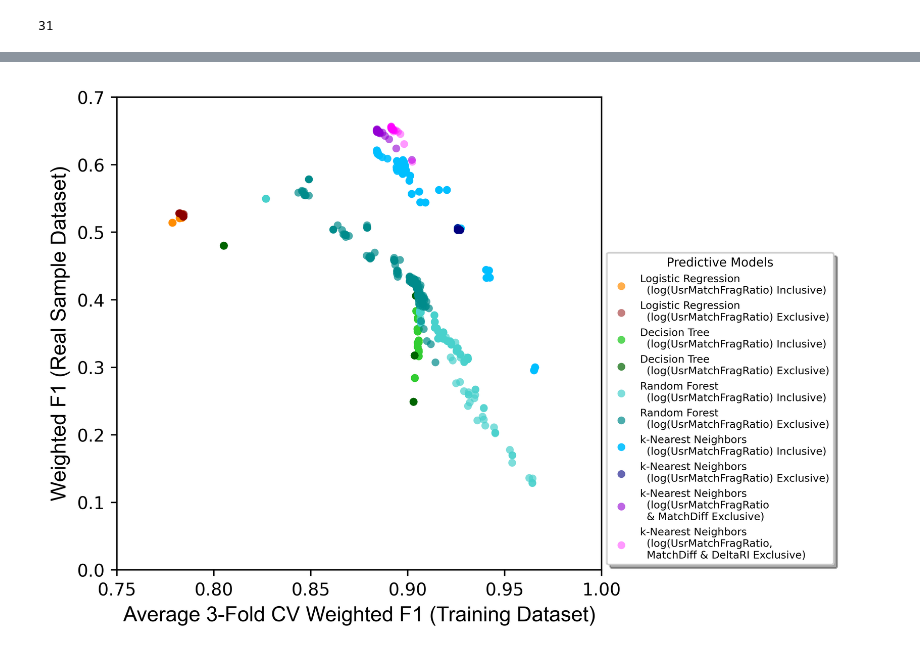
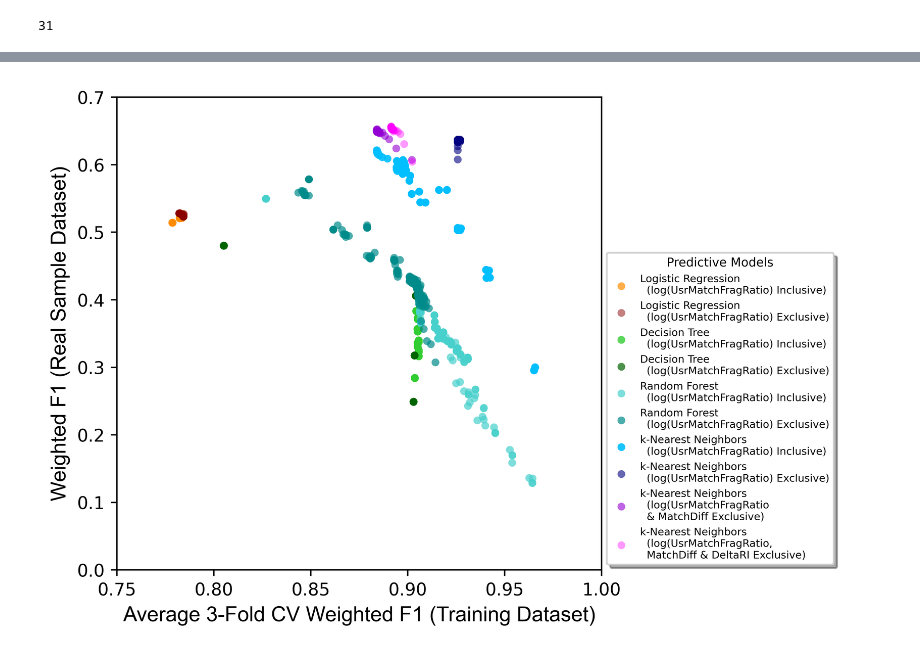
Before and after one commit to TommyNHL/exposomeProjUvA, a Jupyter notebook: 7_Modeling4RealSample/K_Plot4ModelFeatureSelection.ipynb, the cells around one changed output, grey strips where cells are left out. Drawn from its saved outputs; the diff is of its cells as text; code cells hidden in the pictures.

Commit message:
7_K_Plot4ModelFeatureSelection.ipynb

```diff
--- a/7_Modeling4RealSample/K_Plot4ModelFeatureSelection.ipynb
+++ b/7_Modeling4RealSample/K_Plot4ModelFeatureSelection.ipynb
@@ -204,32 +307,32 @@ count_end = 150
 ax.scatter(a3[count_start:count_end], c3[count_start:count_end], s=20, label="Random Forest \n  (log(UsrMatchFragRatio) Exclusive)", c="darkcyan", alpha=0.7, lw=0)
 
 
 c_dict4 = {"k-Nearest Neighbors (log(UsrMatchFragRatio) Inclusive)": 'deepskyblue', "k-Nearest Neighbors (log(UsrMatchFragRatio) Exclusive)": 'navy'}
 count_start = 0
 count_end = 371
 ax.scatter(x4[count_start:count_end], z4[count_start:count_end], s=20, label="k-Nearest Neighbors \n  (log(UsrMatchFragRatio) Inclusive)", c="deepskyblue", alpha=0.9, lw=0)
 count_start = 0
 count_end = 26
-ax.scatter(x4[count_start:count_end], z4[count_start:count_end], s=20, label="k-Nearest Neighbors \n  (log(UsrMatchFragRatio) Exclusive)", c="navy", alpha=0.6, lw=0)
+ax.scatter(x4[count_start:count_end], c4[count_start:count_end], s=20, label="k-Nearest Neighbors \n  (log(UsrMatchFragRatio) Exclusive)", c="navy", alpha=0.6, lw=0)
 count_start = 0
 count_end = 31
 ax.scatter(d4[count_start:count_end], f4[count_start:count_end], s=20, label="k-Nearest Neighbors \n  (log(UsrMatchFragRatio \n  & MatchDiff Exclusive)", c="darkviolet", alpha=0.6, lw=0)
 count_start = 0
 count_end = 31
 ax.scatter(i4[count_start:count_end], k4[count_start:count_end], s=20, label="k-Nearest Neighbors \n  (log(UsrMatchFragRatio, \n  MatchDiff & DeltaRI Exclusive)", c="magenta", alpha=0.4, lw=0)
 
 
 plt.xlabel("Average 3-Fold CV Weighted F1 (Training Dataset)", fontproperties='Arial', fontsize=12)
 plt.ylabel("Weighted F1 (Real Sample Dataset)", fontproperties='Arial', fontsize=12)
 
 plt.xlim(0.75, 1.00)
 plt.ylim(0, 0.70)
 
 ax.legend(loc="lower left", title="Predictive Models", title_fontsize=7, fontsize=6,
           bbox_to_anchor=(1, 0), ncol=1, fancybox=True, shadow=True)
 
 #plt.show()
 plt.savefig(r"F:\UvA\F\UvA\app\updated4pest_8paraVS7para.jpg", bbox_inches='tight')
 #plt.close()
 # %% [output]
-[figure, old version]
+[figure, new version]
```
Also changed, not shown: parts of 1 cell of this notebook.
